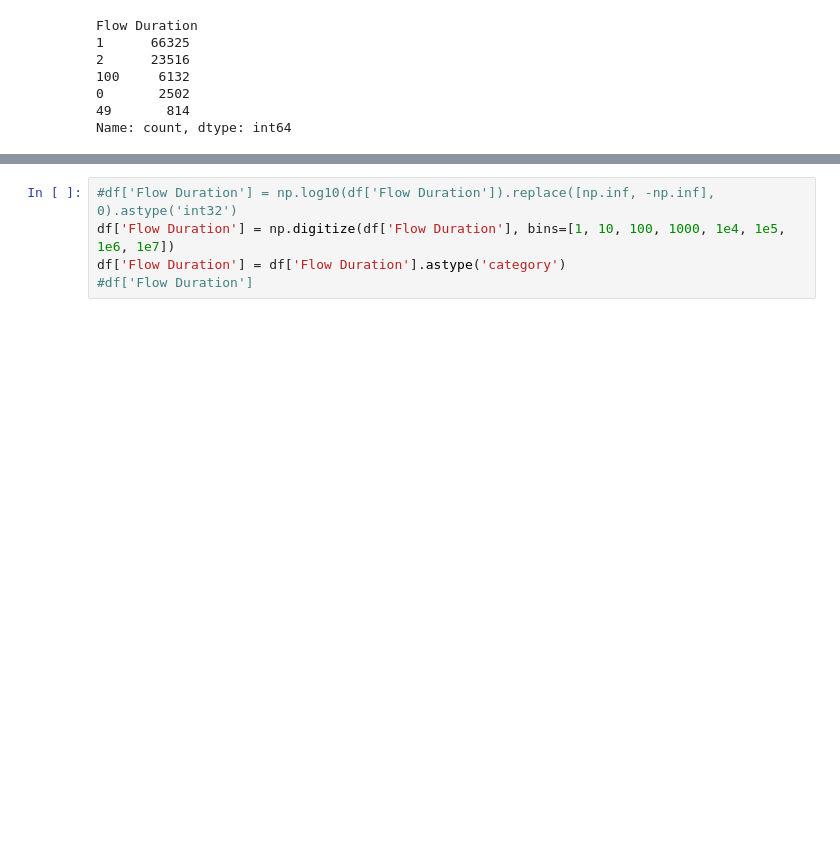
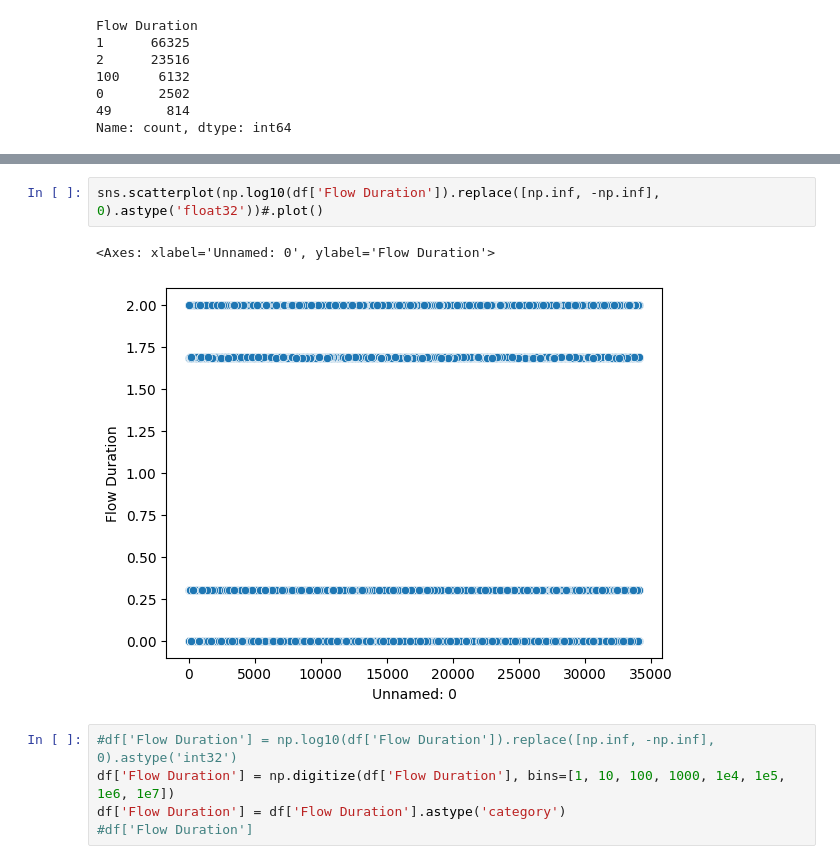
Before and after one commit to Alex1iv/DDoS-Identification, a Jupyter notebook: notebooks/ddos.ipynb, the cells around one changed output, grey strips where cells are left out. Saved outputs shown, nothing was run; the diff lists cells and outputs as text; blank space fills up the shorter version.

```diff
--- a/notebooks/ddos.ipynb
+++ b/notebooks/ddos.ipynb
@@ -224,3 +249,8 @@ Name: count, dtype: int64
+# %%
+sns.scatterplot(np.log10(df['Flow Duration']).replace([np.inf, -np.inf], 0).astype('float32'))#.plot()
+# %% [output]
+<Axes: xlabel='Unnamed: 0', ylabel='Flow Duration'>
+[figure, added]
 # %%
 #df['Flow Duration'] = np.log10(df['Flow Duration']).replace([np.inf, -np.inf], 0).astype('int32')
 df['Flow Duration'] = np.digitize(df['Flow Duration'], bins=[1, 10, 100, 1000, 1e4, 1e5, 1e6, 1e7])
```
Also changed, not shown: parts of 18 cells of this notebook.
